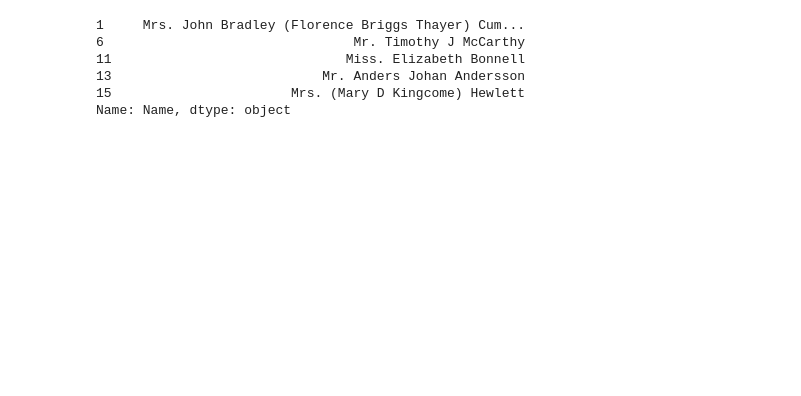
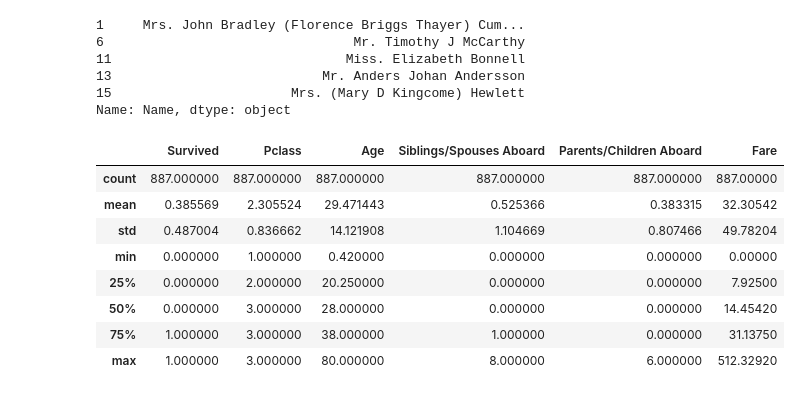
Before and after one commit to cabbi120101/TIL, a Jupyter notebook: Titanic.ipynb, the cells around one changed output. Cells and saved outputs as stored; diff of their text form; code cells hidden in the pictures; blank space fills up the shorter version.

```diff
--- a/Titanic.ipynb
+++ b/Titanic.ipynb
@@ -78,3 +78,15 @@ adult_names.head()
 13                           Mr. Anders Johan Andersson
 15                       Mrs. (Mary D Kingcome) Hewlett
 Name: Name, dtype: object
+# %%
+df.describe()
+# %% [output]
+|  | Survived | Pclass | Age | Siblings/Spouses Aboard | Parents/Children Aboard | Fare |
+| count | 887.000000 | 887.000000 | 887.000000 | 887.000000 | 887.000000 | 887.00000 |
+| mean | 0.385569 | 2.305524 | 29.471443 | 0.525366 | 0.383315 | 32.30542 |
+| std | 0.487004 | 0.836662 | 14.121908 | 1.104669 | 0.807466 | 49.78204 |
+| min | 0.000000 | 1.000000 | 0.420000 | 0.000000 | 0.000000 | 0.00000 |
+| 25% | 0.000000 | 2.000000 | 20.250000 | 0.000000 | 0.000000 | 7.92500 |
+| 50% | 0.000000 | 3.000000 | 28.000000 | 0.000000 | 0.000000 | 14.45420 |
+| 75% | 1.000000 | 3.000000 | 38.000000 | 1.000000 | 0.000000 | 31.13750 |
+| max | 1.000000 | 3.000000 | 80.000000 | 8.000000 | 6.000000 | 512.32920 |
```
Also changed, not shown: parts of 8 cells of this notebook.
